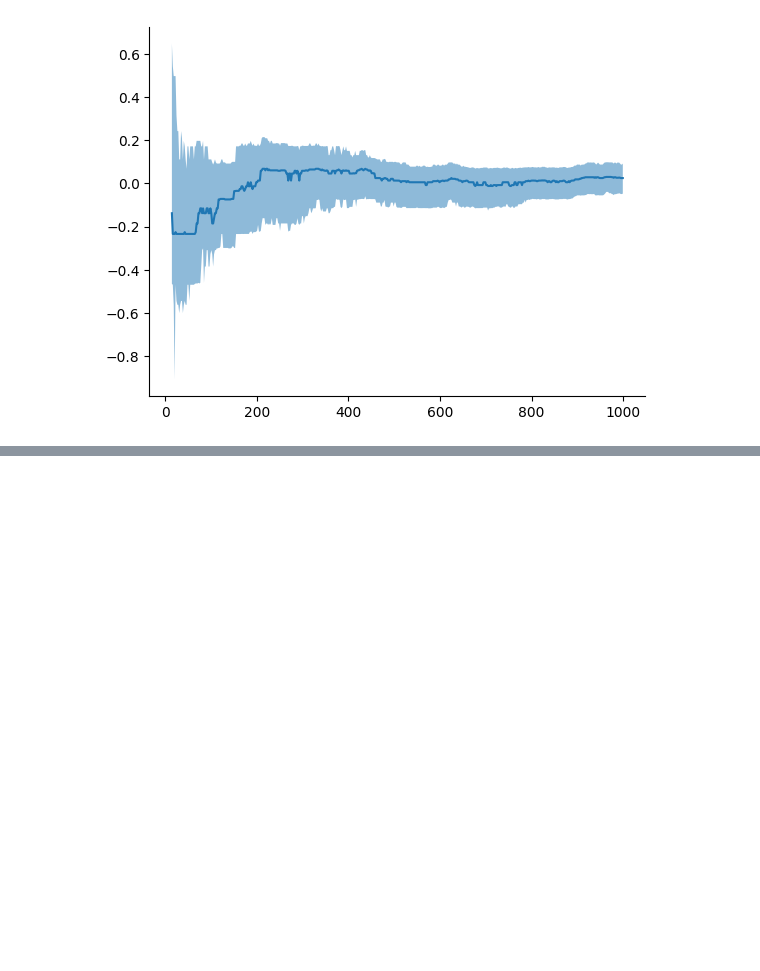
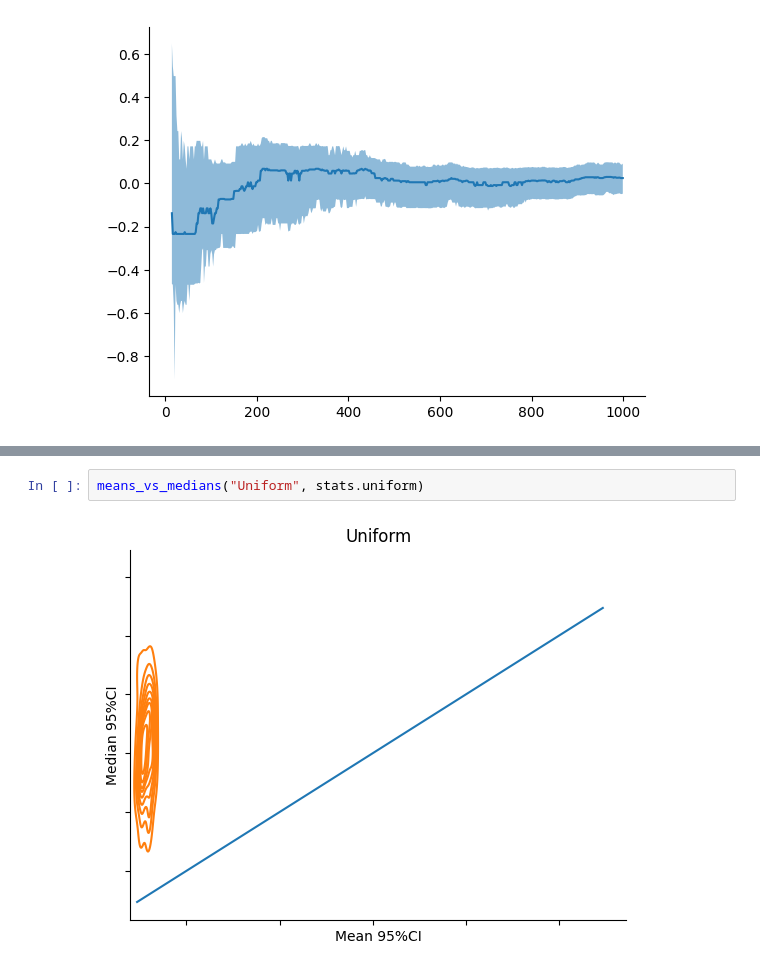
Before and after one commit to sanjaymjoshi/relistats, a Jupyter notebook: example/explore_median_confidence.ipynb, the cells around one changed output, grey strips where cells are left out. Drawn from its saved outputs; the diff is of its cells as text; blank space fills up the shorter version.

```diff
--- a/example/explore_median_confidence.ipynb
+++ b/example/explore_median_confidence.ipynb
@@ -68,0 +122,4 @@ ax.spines[['right', 'top']].set_visible(False)
+# %%
+means_vs_medians("Uniform", stats.uniform)
+# %% [output]
+[figure, added]
```
Also changed, not shown: parts of 2 cells of this notebook, 1 other file.
